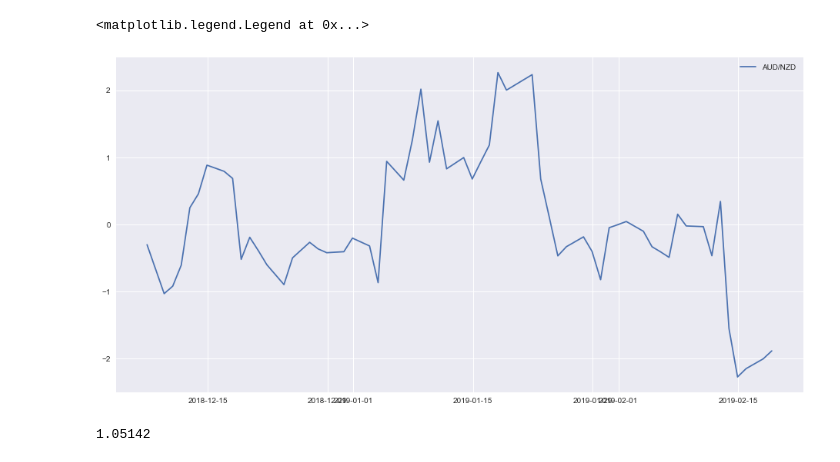
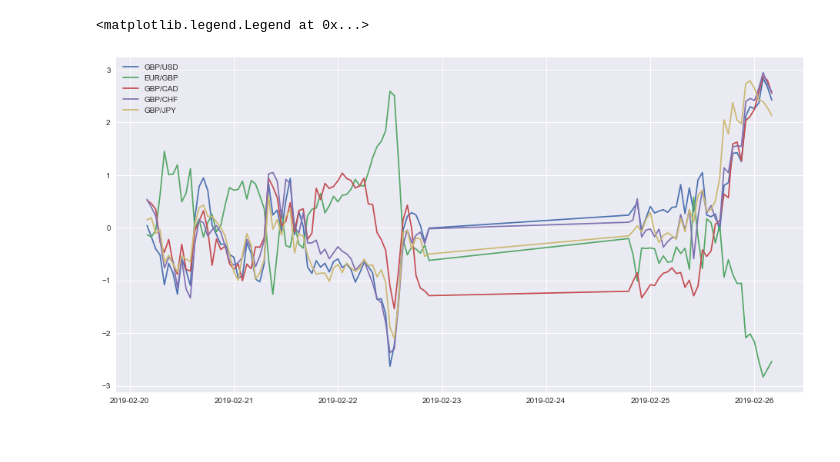
Before and after one commit to ballmdr/blockchain-python, a Jupyter notebook: FXCM/Mean Reversion.ipynb, the cells around one changed output. Saved outputs shown, nothing was run; the diff lists cells and outputs as text; code cells hidden in the pictures.

```diff
--- a/FXCM/Mean Reversion.ipynb
+++ b/FXCM/Mean Reversion.ipynb
@@ -19,5 +19,3 @@ def z(df):
     return (df - df.mean()) / df.std()
 # %%
 symbols = ['EUR/USD', 'USD/JPY', 'GBP/USD', 'USD/CAD', 'USD/CHF', 'AUD/USD', 'NZD/USD', 'EUR/AUD', 'EUR/CAD', 'EUR/CHF', 'EUR/GBP', 'EUR/JPY', 'EUR/NZD', 'GBP/AUD', 'GBP/CAD', 'GBP/CHF', 'GBP/JPY', 'GBP/NZD', 'AUD/CAD', 'AUD/CHF', 'AUD/JPY', 'AUD/NZD', 'NZD/CAD', 'NZD/CHF', 'NZD/JPY', 'CAD/CHF', 'CAD/JPY', 'CHF/JPY']
-# %%
-symbols = ['AUD/NZD']
@@ -28,19 +22,15 @@ symbols = ['AUD/NZD']
 # %%
 df = dict()
 for symbol in symbols:
-    df[symbol] = con.get_candles(symbol, period='D1', number=60) #20 Days
+    df[symbol] = con.get_candles(symbol, period='H1', number=100)
     df[symbol]['Close'] = (df[symbol]['bidclose'] + df[symbol]['askclose'])/2
     df[symbol]['Close_z'] = z(df[symbol]['Close'])
 # %%
 plt.figure(figsize=(16,8))
 for symbol in symbols:
-    if df[symbol].iloc[-1]['Close_z'] > 1 or df[symbol].iloc[-1]['Close_z'] < -1:
+    if df[symbol].iloc[-1]['Close_z'] > 2 or df[symbol].iloc[-1]['Close_z'] < -2:
         plt.plot(df[symbol]['Close_z'], label=symbol)
 plt.legend()
 # %% [output]
 <matplotlib.legend.Legend at 0x...>
-[figure, old version]
+[figure, new version]
-# %%
-round(np.mean(df['AUD/NZD']['Close']), 5)
-# %% [output]
-1.05142
```
Also changed, not shown: parts of 4 cells of this notebook, 6 other files.
